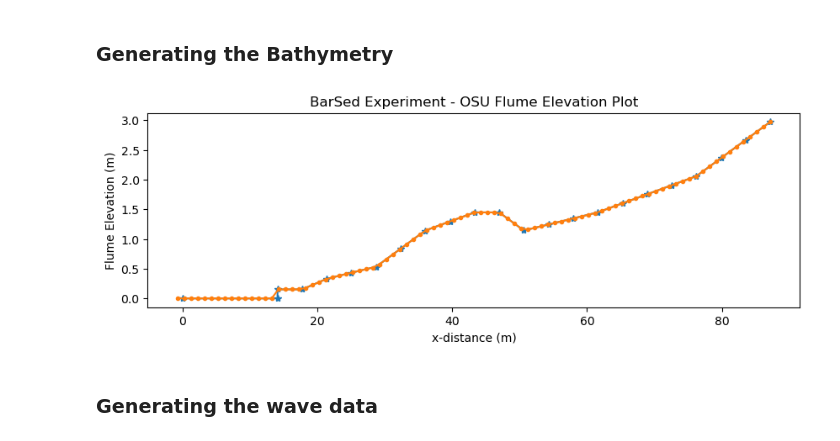
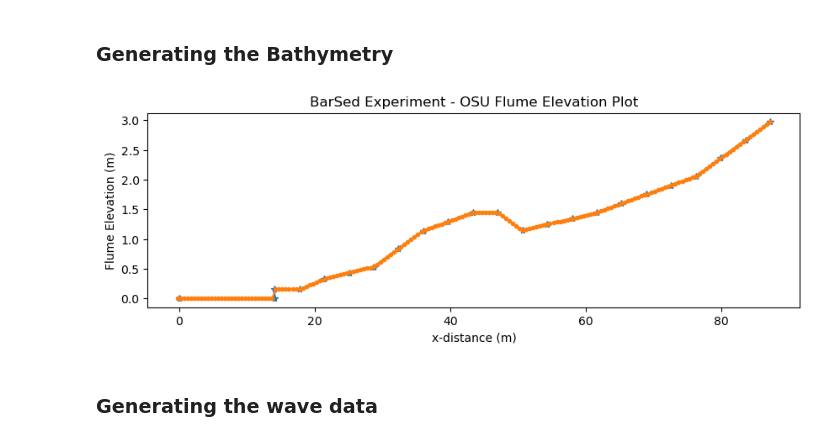
Before and after one commit to WaveHello-ERDC/BarSed_xBeach_Models, a Jupyter notebook: Oscillating_wave_models/Run_001_nonhq3d_2/1_generate_model_Run.ipynb, the cells around one changed output. Cells and saved outputs as stored; diff of their text form; code cells hidden in the pictures.

```diff
--- a/Osillating_wave_models/Run_001/1_generate_model_Run.ipynb
+++ b/Oscillating_wave_models/Run_001_nonhq3d_2/1_generate_model_Run.ipynb
@@ -236,33 +227,33 @@ plt.show()
 # %%
 # Reinterpolate the raw bathymetry for the xBeach model
 
 x = np.array(bathy_df["x_loc"])
 z = np.array(bathy_df["z_loc"])
 
 # Add the zero to the arrays
 x = np.concatenate(([0.0], x))
 z = np.concatenate(([0.0], z))
 
 # x_zero = np.array(0, )
-xgr, zgr = xgrid(x, z, dxmax = 0.1, dxmin = 1)
+xgr, zgr = xgrid(x, z, dxmax = 0.1, dxmin = 0.5)
 
 
 fig, axs = plt.subplots(nrows = 1, ncols = 1, figsize = (10, 3))
 
 # Convert axs to an array so I can iterate over it if needed
 axs = np.atleast_1d(axs)
 
 axs[0].plot(x, z    , marker = "*", label = "Bathy")
 axs[0].plot(xgr, zgr, marker = ".", label = "xgr")
 # axs[0].axhline(y = 3.0)
 axs[0].set_xlabel("x-distance (m)")
 axs[0].set_ylabel("Flume Elevation (m)")
 
 plt.title("BarSed Experiment - OSU Flume Elevation Plot")
 plt.show()
 #TODO: Need to look into what the proper procedure for
 # %% [output]
-[figure, old version]
+[figure, new version]
 # %% [markdown]
 ### Generating the wave data
 # %%
```
Also changed, not shown: parts of 20 cells of this notebook, 9 other files.
